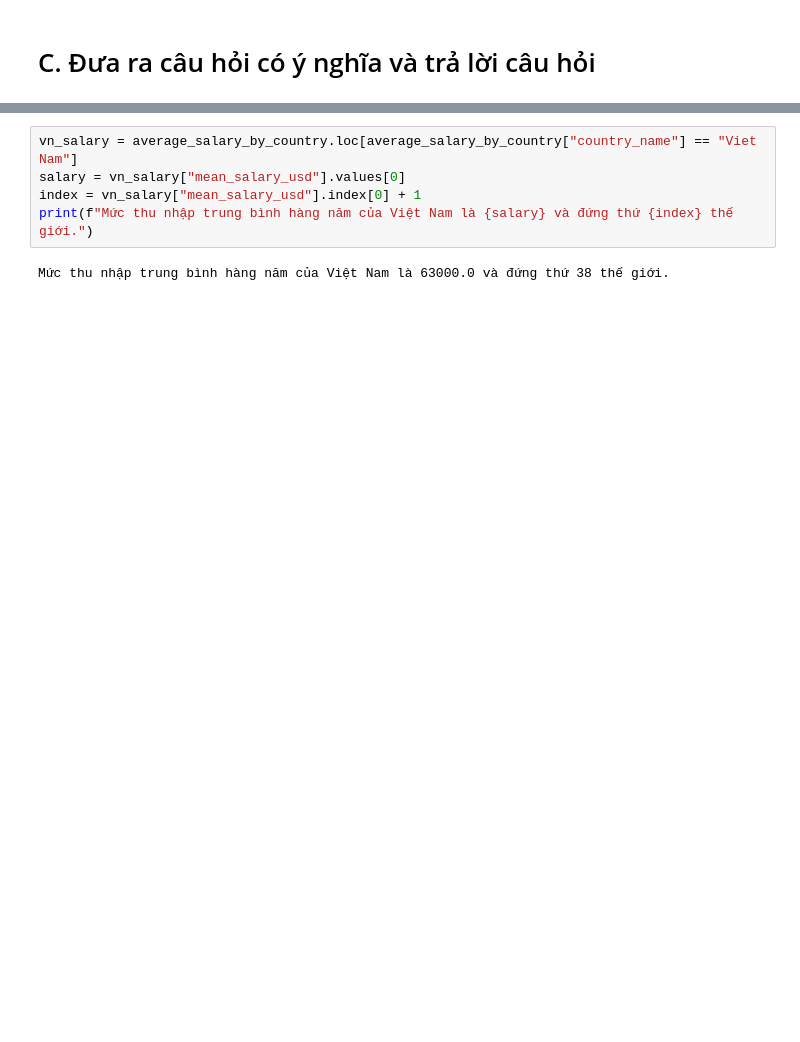
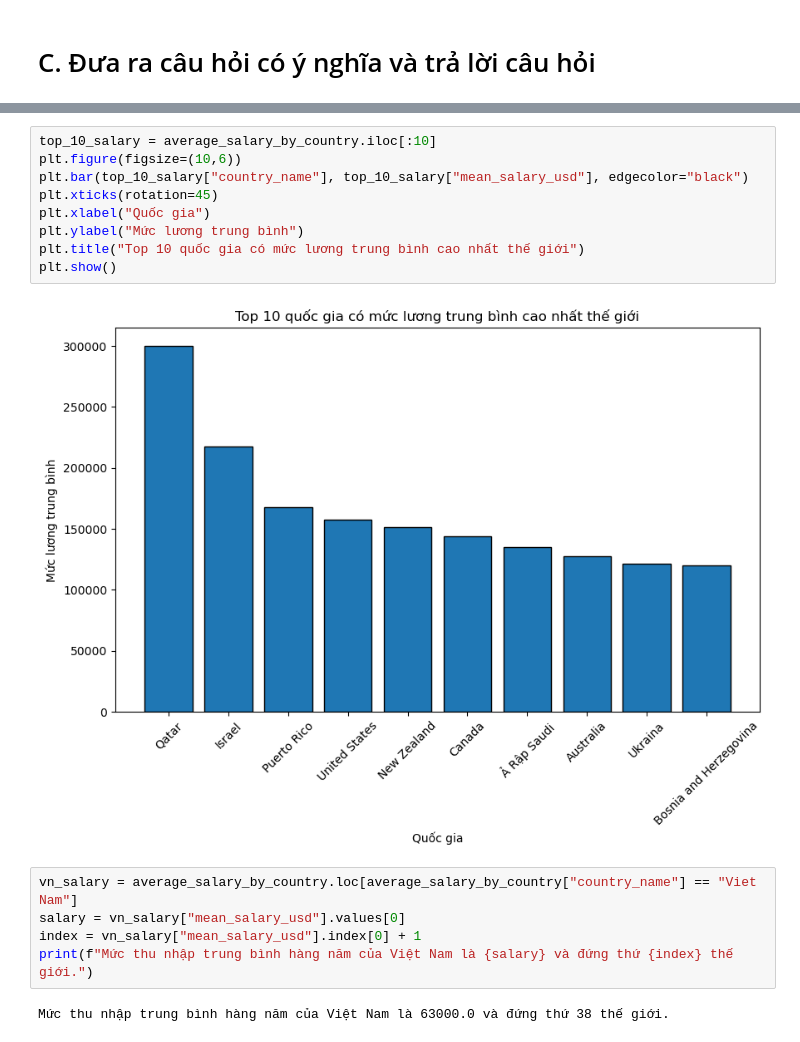
Before and after one commit to HoangNguyen31/P4DS_Final-Project, a Jupyter notebook: Project.ipynb, the cells around one changed output, grey strips where cells are left out. Cells and saved outputs as stored; diff of their text form; blank space fills up the shorter version.

```diff
--- a/Project.ipynb
+++ b/Project.ipynb
@@ -227,3 +471,14 @@ average_salary_by_country
+# %%
+top_10_salary = average_salary_by_country.iloc[:10]
+plt.figure(figsize=(10,6))
+plt.bar(top_10_salary["country_name"], top_10_salary["mean_salary_usd"], edgecolor="black")
+plt.xticks(rotation=45)
+plt.xlabel("Quốc gia")
+plt.ylabel("Mức lương trung bình")
+plt.title("Top 10 quốc gia có mức lương trung bình cao nhất thế giới")
+plt.show()
+# %% [output]
+[figure, added]
 # %%
 vn_salary = average_salary_by_country.loc[average_salary_by_country["country_name"] == "Viet Nam"]
 salary = vn_salary["mean_salary_usd"].values[0]
```
Also changed, not shown: parts of 50 cells of this notebook.
